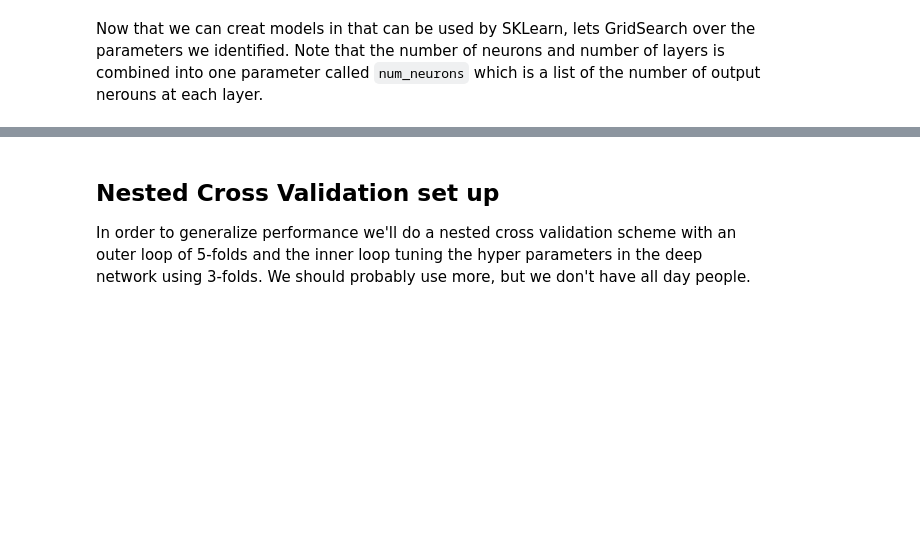
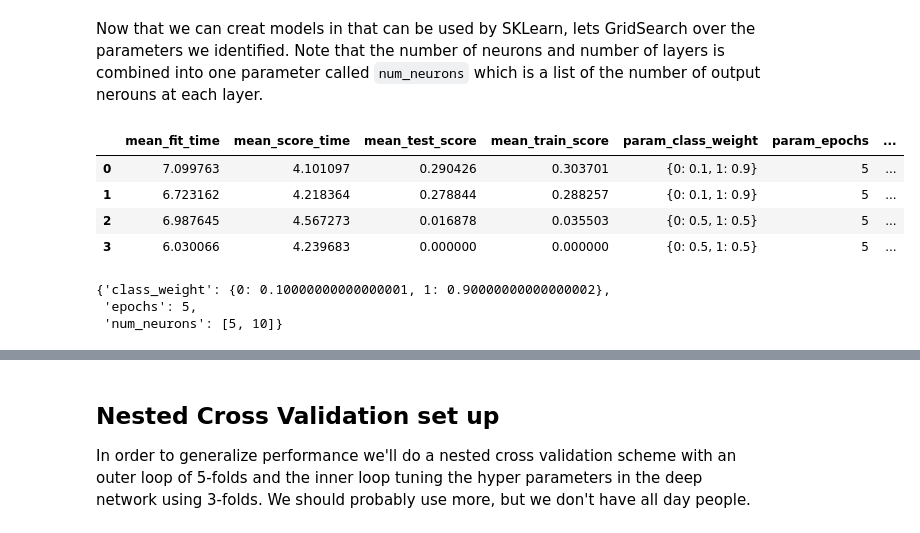
Before and after one commit to ncmatson/SMU_ML_Labs, a Jupyter notebook: 06smuml/Lab6.ipynb, the cells around one changed output, grey strips where cells are left out. Cells and saved outputs as stored; diff of their text form; code cells hidden in the pictures; blank space fills up the shorter version.

```diff
--- a/06smuml/Lab6.ipynb
+++ b/06smuml/Lab6.ipynb
@@ -294 +294,9 @@ model = KerasClassifier(build_fn=create_model, input_dim=X_train.shape[-1], epoc
 #r = g.fit(X_train, y_train)
+# %%
+pd.DataFrame(r.cv_results_)
+# %% [output]
+|  | mean_fit_time | mean_score_time | mean_test_score | mean_train_score | param_class_weight | param_epochs | ... |
+| 0 | 7.099763 | 4.101097 | 0.290426 | 0.303701 | {0: 0.1, 1: 0.9} | 5 | ... |
+| 1 | 6.723162 | 4.218364 | 0.278844 | 0.288257 | {0: 0.1, 1: 0.9} | 5 | ... |
+| 2 | 6.987645 | 4.567273 | 0.016878 | 0.035503 | {0: 0.5, 1: 0.5} | 5 | ... |
+| 3 | 6.030066 | 4.239683 | 0.000000 | 0.000000 | {0: 0.5, 1: 0.5} | 5 | ... |
@@ -294,0 +310,6 @@ model = KerasClassifier(build_fn=create_model, input_dim=X_train.shape[-1], epoc
+# %%
+r.best_params_
+# %% [output]
+{'class_weight': {0: 0.10000000000000001, 1: 0.90000000000000002},
+ 'epochs': 5,
+ 'num_neurons': [5, 10]}
```
Also changed, not shown: parts of 6 cells of this notebook, 1 other file.
